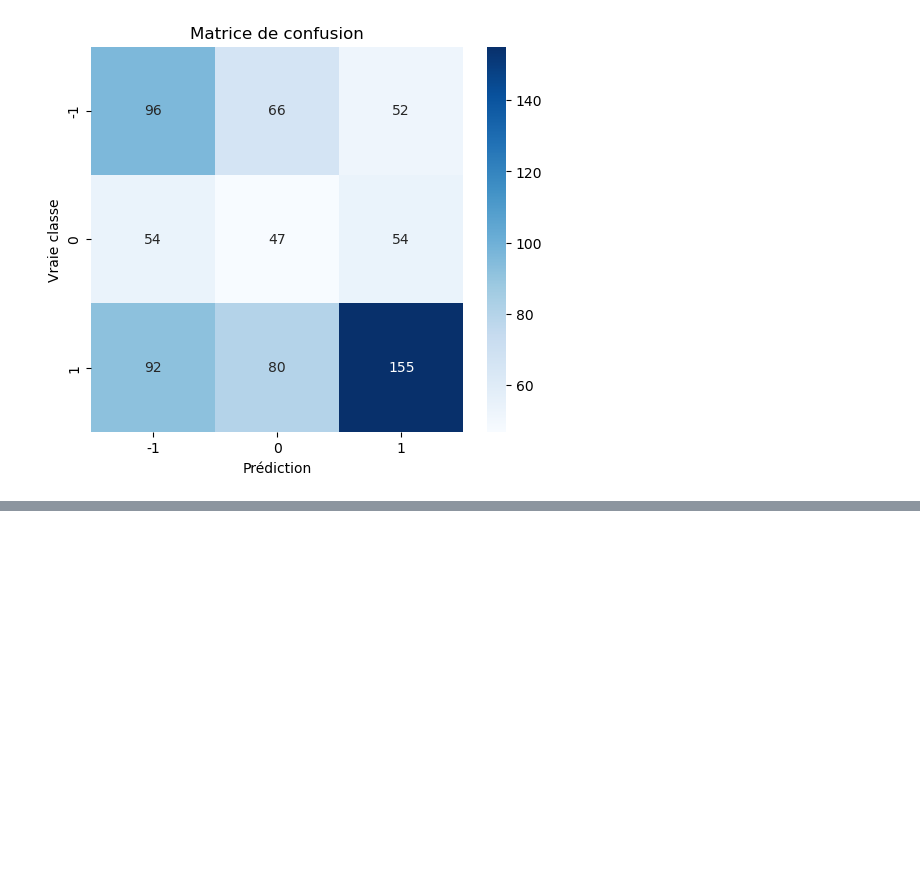
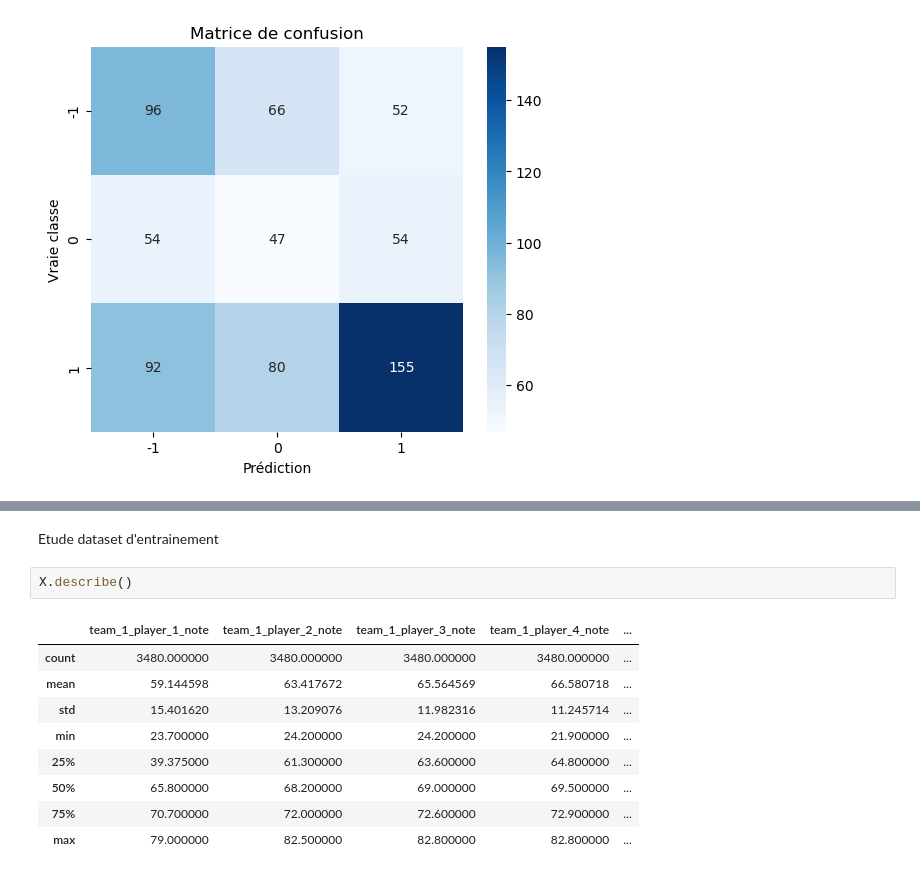
Before and after one commit to kinpintouche-star/football-predictor, a Jupyter notebook: explore_neon_tables_with_model_training.ipynb, the cells around one changed output, grey strips where cells are left out. Cells and saved outputs as stored; diff of their text form; blank space fills up the shorter version.

```diff
--- a/explore_neon_tables_with_model_training.ipynb
+++ b/explore_neon_tables_with_model_training.ipynb
@@ -650,0 +726,14 @@ plt.show()
+# %% [markdown]
+Etude dataset d'entrainement
+# %%
+X.describe()
+# %% [output]
+|  | team_1_player_1_note | team_1_player_2_note | team_1_player_3_note | team_1_player_4_note | ... |
+| count | 3480.000000 | 3480.000000 | 3480.000000 | 3480.000000 | ... |
+| mean | 59.144598 | 63.417672 | 65.564569 | 66.580718 | ... |
+| std | 15.401620 | 13.209076 | 11.982316 | 11.245714 | ... |
+| min | 23.700000 | 24.200000 | 24.200000 | 21.900000 | ... |
+| 25% | 39.375000 | 61.300000 | 63.600000 | 64.800000 | ... |
+| 50% | 65.800000 | 68.200000 | 69.000000 | 69.500000 | ... |
+| 75% | 70.700000 | 72.000000 | 72.600000 | 72.900000 | ... |
+| max | 79.000000 | 82.500000 | 82.800000 | 82.800000 | ... |
```
Also changed, not shown: parts of 12 cells of this notebook, 9 other files.
